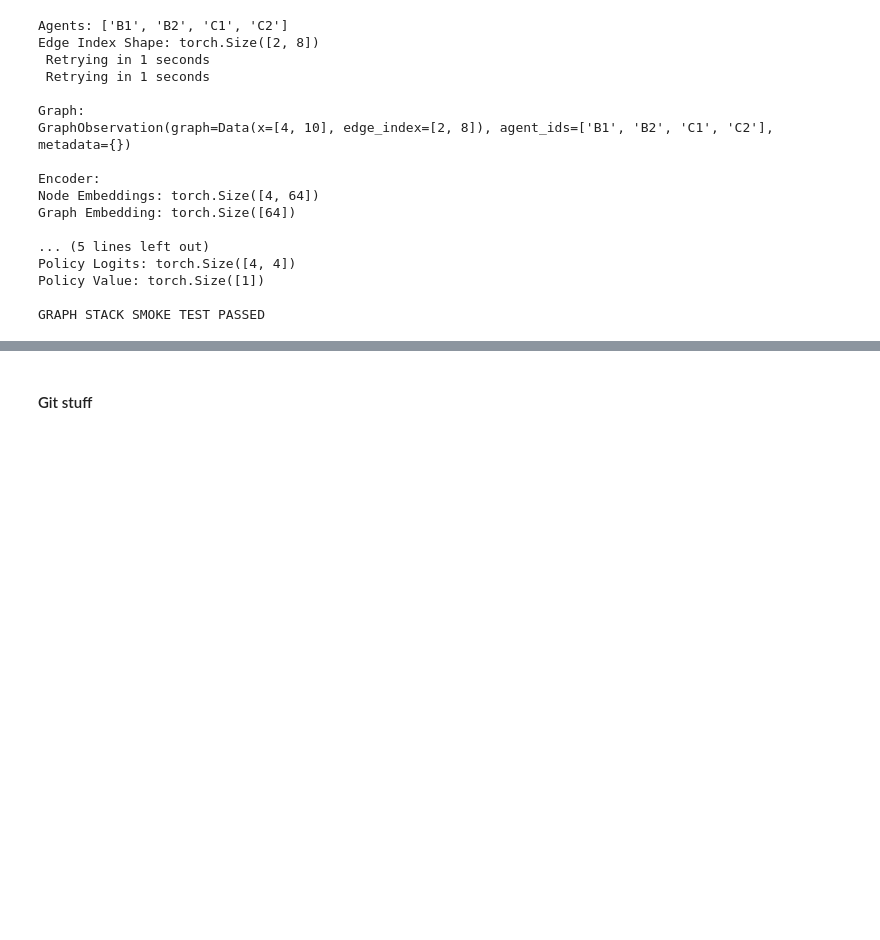
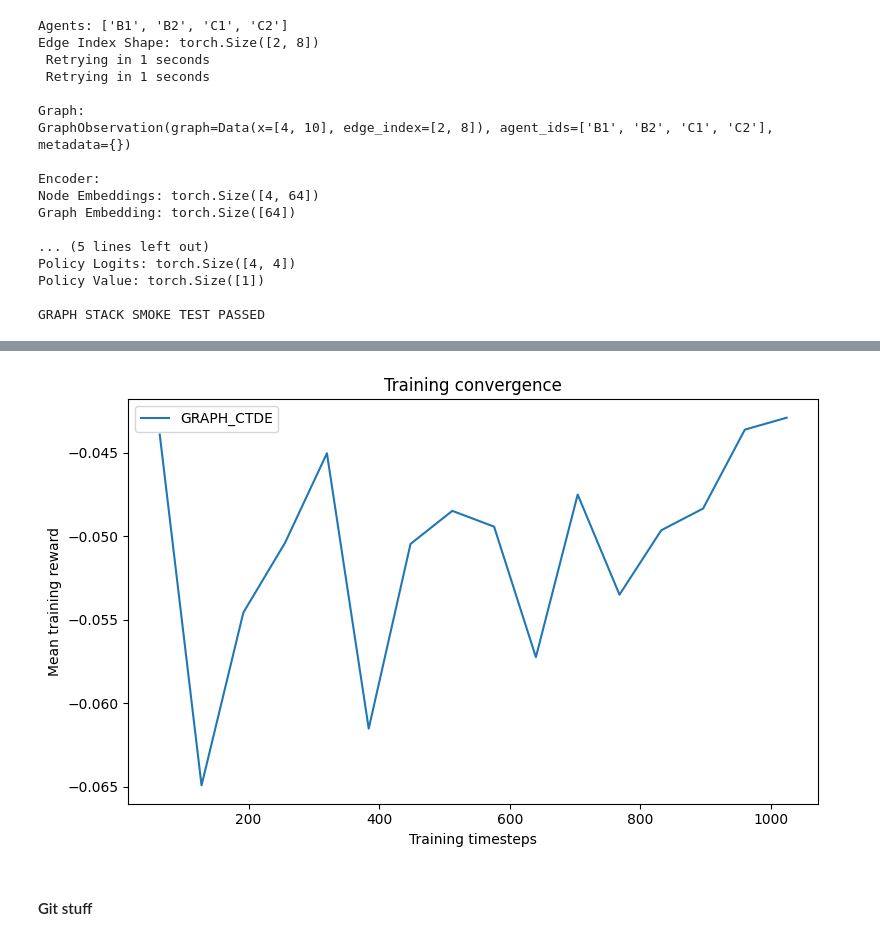
Before and after one commit to abergh18/marl-tsc, a Jupyter notebook: notebooks/main_flow.ipynb, the cells around one changed output, grey strips where cells are left out. Drawn from its saved outputs; the diff is of its cells as text; code cells hidden in the pictures; blank space fills up the shorter version.

Commit message:
training reward beginning to respond

```diff
--- a/notebooks/main_flow.ipynb
+++ b/notebooks/main_flow.ipynb
@@ -849,0 +1184,24 @@ import marl_tsc.graph_based.graph_rollout
+# %%
+from marl_tsc.graph_based.train_graph_ctde import (
+    train_graph_ctde,
+)
+
+model, history, model_path = (
+    train_graph_ctde(
+        config_file=paths.config_file,
+        network_file=paths.network_file,
+        traffic_light_ids=traffic_light_ids,
+        output_dir=OUTPUT_DIR,
+        total_timesteps=1000,
+        rollout_steps=64,
+        env_kwargs={
+            "green_phase_count": GREEN_PHASE_COUNT,
+            "min_green_seconds": MIN_GREEN_SECONDS,
+        },
+    )
+)
+
+print(type(model))
+print(len(history))
+print(model_path)
+print(history[-1])
@@ -850,3 +1226,8 @@ import marl_tsc.graph_based.graph_rollout
+# %%
+fig, ax = plot_training_histories(history)
+plt.show()
+# %% [output]
+[figure, added]
 # %% [markdown]
 #### Git stuff
 # %%
```
Also changed, not shown: parts of 17 cells of this notebook.
